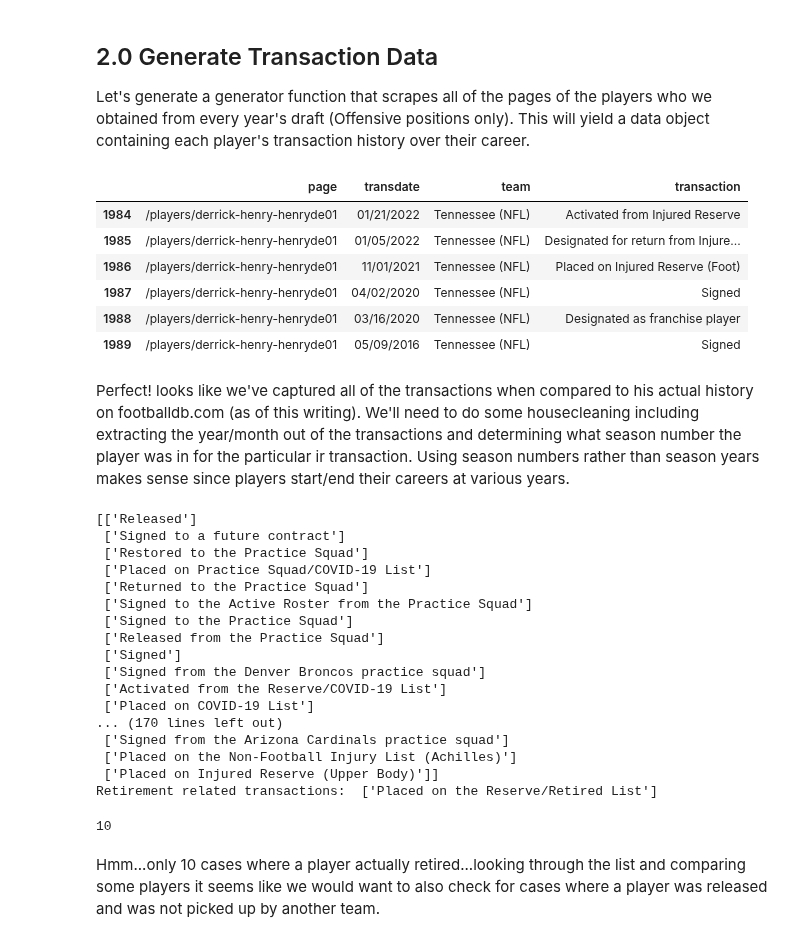
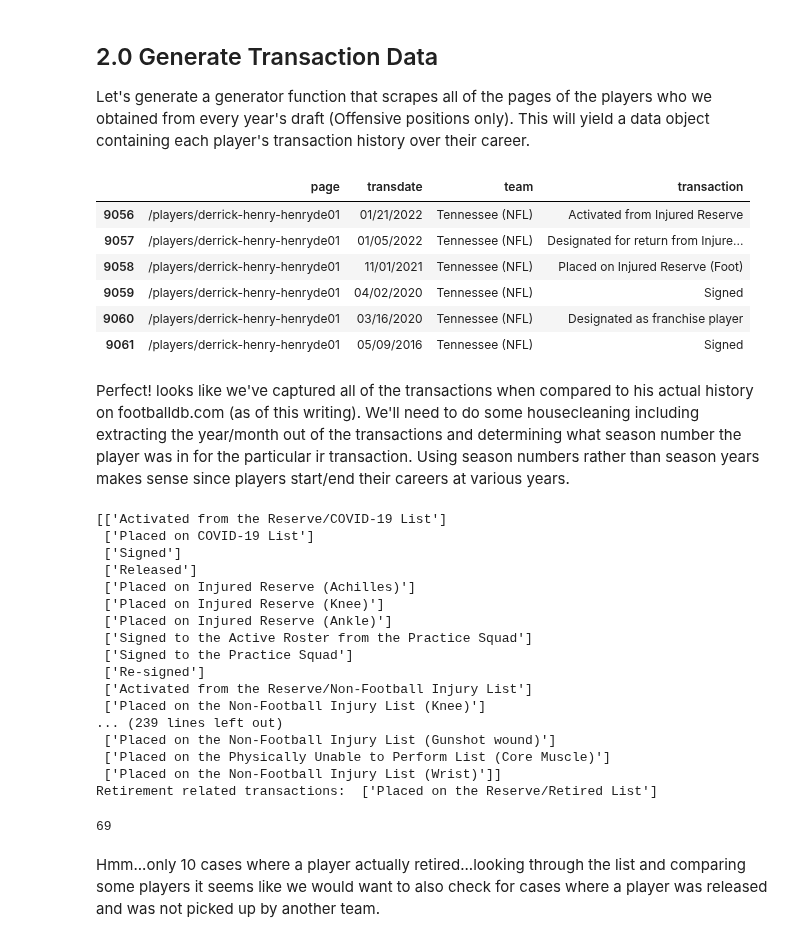
Before and after one commit to djboudia/Gridiron-Gurneys, a Jupyter notebook: 01_Problem_Formulation_Extraction.ipynb, the cells around one changed output. Cells and saved outputs as stored; diff of their text form; code cells hidden in the pictures.

```diff
--- a/01_Problem_Formulation_Extraction.ipynb
+++ b/01_Problem_Formulation_Extraction.ipynb
@@ -235,17 +222,17 @@ trans.to_csv('full_transactions.csv',index=False)
 # %%
 # Let's read the transaction data into the csv
 # take Derrick Henry and see what transactions he's generated (and whether we've done a good job collecting them)
 
-trans = pd.read_csv('full_transactions.csv')
+trans = pd.read_csv('data/all_pos_full_transactions.csv')
 trans[trans['page'].str.contains('derrick-henry.*')==True]
 # %% [output]
 |  | page | transdate | team | transaction |
-| 1984 | /players/derrick-henry-henryde01 | 01/21/2022 | Tennessee (NFL) | Activated from Injured Reserve |
-| 1985 | /players/derrick-henry-henryde01 | 01/05/2022 | Tennessee (NFL) | Designated for return from Injure... |
-| 1986 | /players/derrick-henry-henryde01 | 11/01/2021 | Tennessee (NFL) | Placed on Injured Reserve (Foot) |
-| 1987 | /players/derrick-henry-henryde01 | 04/02/2020 | Tennessee (NFL) | Signed |
-| 1988 | /players/derrick-henry-henryde01 | 03/16/2020 | Tennessee (NFL) | Designated as franchise player |
-| 1989 | /players/derrick-henry-henryde01 | 05/09/2016 | Tennessee (NFL) | Signed |
+| 9056 | /players/derrick-henry-henryde01 | 01/21/2022 | Tennessee (NFL) | Activated from Injured Reserve |
+| 9057 | /players/derrick-henry-henryde01 | 01/05/2022 | Tennessee (NFL) | Designated for return from Injure... |
+| 9058 | /players/derrick-henry-henryde01 | 11/01/2021 | Tennessee (NFL) | Placed on Injured Reserve (Foot) |
+| 9059 | /players/derrick-henry-henryde01 | 04/02/2020 | Tennessee (NFL) | Signed |
+| 9060 | /players/derrick-henry-henryde01 | 03/16/2020 | Tennessee (NFL) | Designated as franchise player |
+| 9061 | /players/derrick-henry-henryde01 | 05/09/2016 | Tennessee (NFL) | Signed |
 # %% [markdown]
 Perfect!  looks like we've captured all of the transactions when compared to his actual history on footballdb.com (as of this writing). We'll need to do some housecleaning including extracting the year/month out of the transactions and determining what season number the player was in for the particular ir transaction.  Using season numbers rather than season years makes sense since players start/end their careers at various years.
 # %%
@@ -258,27 +245,27 @@ trans['trans_month'] = trans['transdate'].dt.month
 print(trans.transaction.unique().reshape(-1,1))
 print('Retirement related transactions: ', [x for x in list(trans.transaction.unique()) if 'retire' in x.lower()] )
 # %% [output]
-[['Released']
- ['Signed to a future contract']
- ['Restored to the Practice Squad']
- ['Placed on Practice Squad/COVID-19 List']
- ['Returned to the Practice Squad']
+[['Activated from the Reserve/COVID-19 List']
+ ['Placed on COVID-19 List']
+ ['Signed']
+ ['Released']
+ ['Placed on Injured Reserve (Achilles)']
+ ['Placed on Injured Reserve (Knee)']
+ ['Placed on Injured Reserve (Ankle)']
  ['Signed to the Active Roster from the Practice Squad']
  ['Signed to the Practice Squad']
- ['Released from the Practice Squad']
- ['Signed']
- ['Signed from the Denver Broncos practice squad']
- ['Activated from the Reserve/COVID-19 List']
- ['Placed on COVID-19 List']
-... (170 lines left out)
- ['Signed from the Arizona Cardinals practice squad']
- ['Placed on the Non-Football Injury List (Achilles)']
- ['Placed on Injured Reserve (Upper Body)']]
+ ['Re-signed']
+ ['Activated from the Reserve/Non-Football Injury List']
+ ['Placed on the Non-Football Injury List (Knee)']
+... (239 lines left out)
+ ['Placed on the Non-Football Injury List (Gunshot wound)']
+ ['Placed on the Physically Unable to Perform List (Core Muscle)']
+ ['Placed on the Non-Football Injury List (Wrist)']]
 Retirement related transactions:  ['Placed on the Reserve/Retired List']
 # %%
 len(trans[trans['transaction']== 'Placed on the Reserve/Retired List'])
 # %% [output]
-10
+69
 # %% [markdown]
 Hmm...only 10 cases where a player actually retired...looking through the list and comparing some players it seems like we would want to also check for cases where a player was released and was not picked up by another team.
 # %%
```
Also changed, not shown: parts of 27 cells of this notebook, 13 other files.
